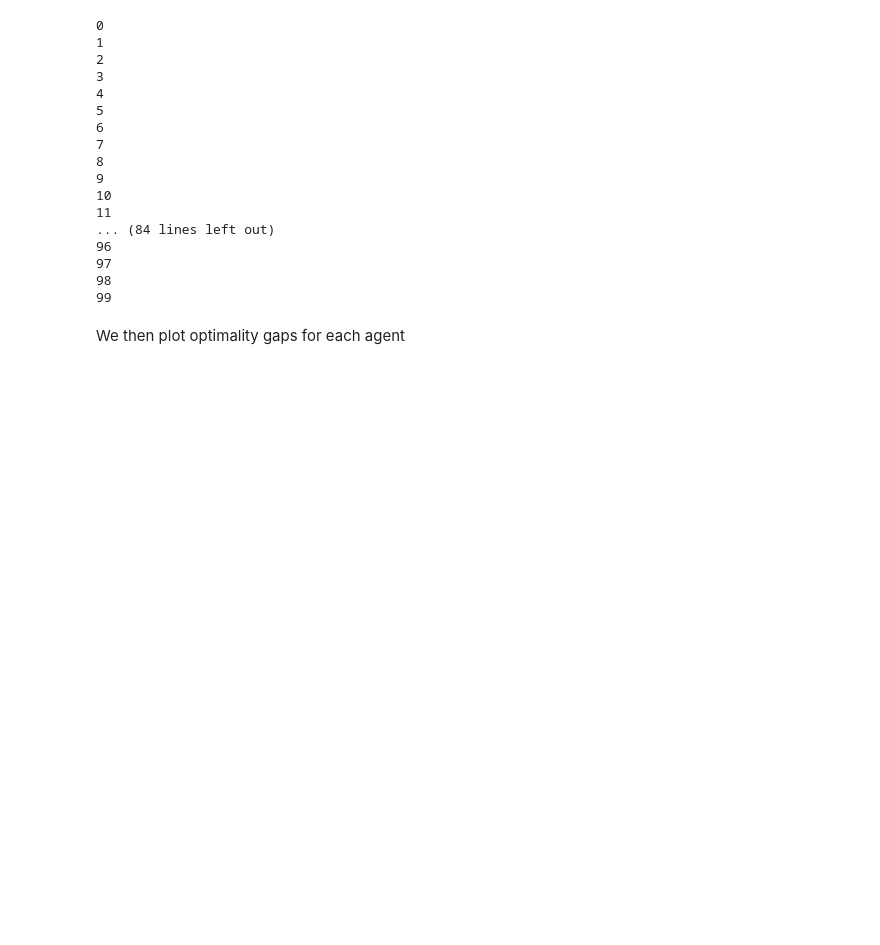
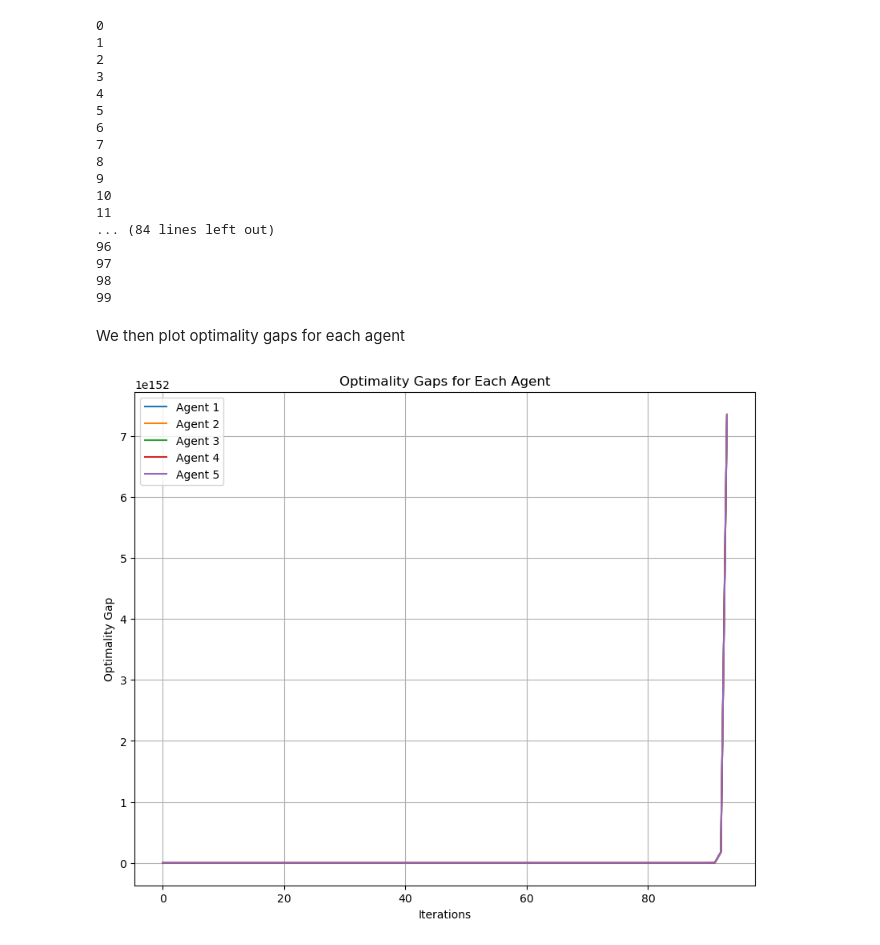
Before and after one commit to emmadchrr/Cooperative-Opt-project, a Jupyter notebook: Chraa_deCharry_Zhou.ipynb, the cells around one changed output. Cells and saved outputs as stored; diff of their text form; code cells hidden in the pictures; blank space fills up the shorter version.

```diff
--- a/Chraa_deCharry_Zhou.ipynb
+++ b/Chraa_deCharry_Zhou.ipynb
@@ -111,3 +75,16 @@ We then plot optimality gaps for each agent
+# %%
+
+plt.figure(figsize=(10, 8))
+for i in range(a):
+    plt.plot(opt_gaps[i], label=f'Agent {i+1}')
+plt.xlabel('Iterations')
+plt.ylabel('Optimality Gap')
+plt.title('Optimality Gaps for Each Agent')
+plt.legend()
+plt.grid(True)
+plt.show()
+# %% [output]
+[figure, added]
 # %%
 ###
 # %%
```
Also changed, not shown: parts of 5 cells of this notebook, 1 other file.
